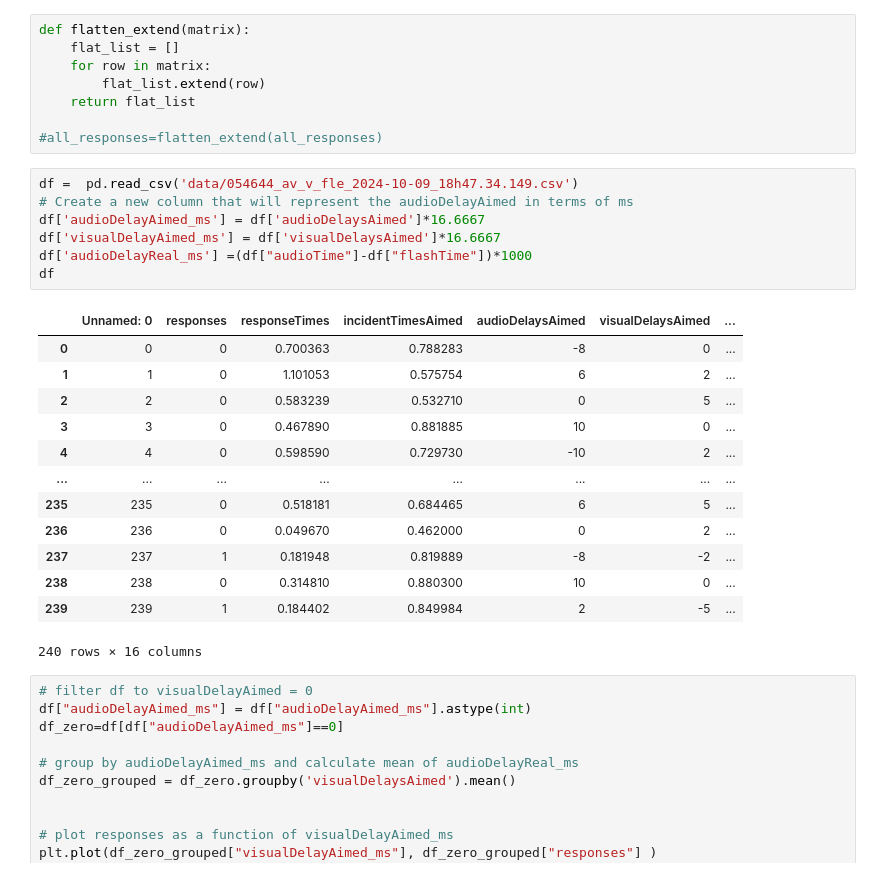
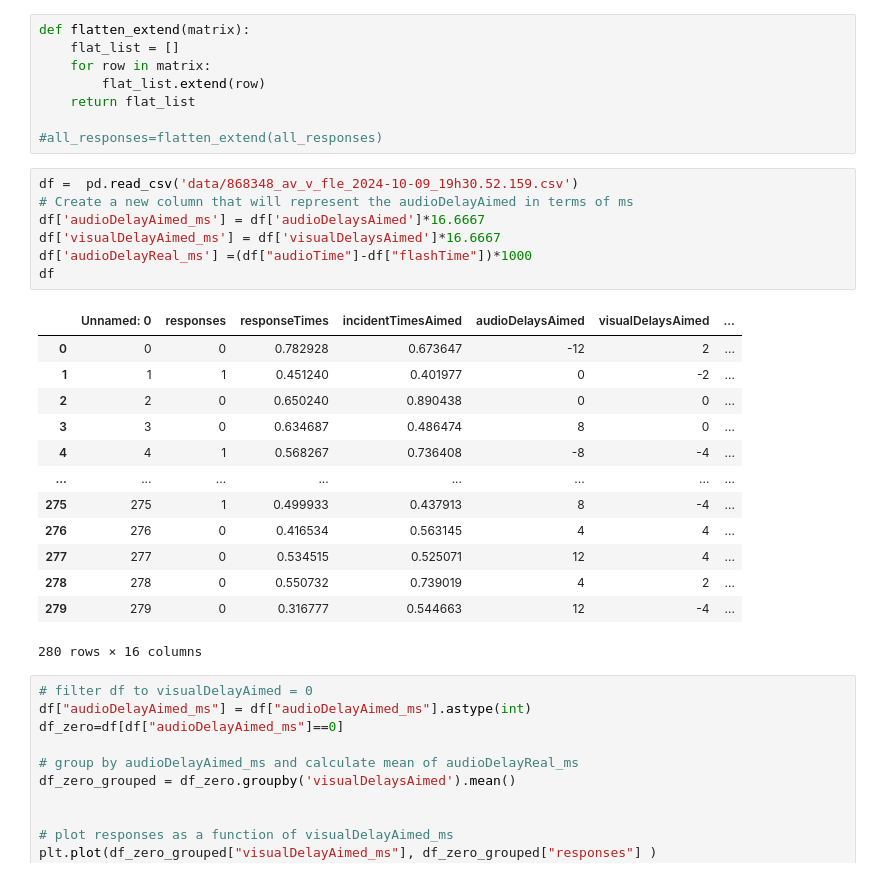
Before and after one commit to omeryildiran/av-v-fle, a Jupyter notebook: analysis.ipynb, the cells around one changed output. Drawn from its saved outputs; the diff is of its cells as text.

```diff
--- a/analysis.ipynb
+++ b/analysis.ipynb
@@ -14,26 +14,26 @@ def flatten_extend(matrix):
 
 #all_responses=flatten_extend(all_responses)
 # %%
-df =  pd.read_csv('data/054644_av_v_fle_2024-10-09_18h47.34.149.csv')
+df =  pd.read_csv('data/868348_av_v_fle_2024-10-09_19h30.52.159.csv')
 # Create a new column that will represent the audioDelayAimed in terms of ms
 df['audioDelayAimed_ms'] = df['audioDelaysAimed']*16.6667
 df['visualDelayAimed_ms'] = df['visualDelaysAimed']*16.6667
 df['audioDelayReal_ms'] =(df["audioTime"]-df["flashTime"])*1000
 df
 # %% [output]
 |  | Unnamed: 0 | responses | responseTimes | incidentTimesAimed | audioDelaysAimed | visualDelaysAimed | ... |
-| 0 | 0 | 0 | 0.700363 | 0.788283 | -8 | 0 | ... |
-| 1 | 1 | 0 | 1.101053 | 0.575754 | 6 | 2 | ... |
-| 2 | 2 | 0 | 0.583239 | 0.532710 | 0 | 5 | ... |
-| 3 | 3 | 0 | 0.467890 | 0.881885 | 10 | 0 | ... |
-| 4 | 4 | 0 | 0.598590 | 0.729730 | -10 | 2 | ... |
+| 0 | 0 | 0 | 0.782928 | 0.673647 | -12 | 2 | ... |
+| 1 | 1 | 1 | 0.451240 | 0.401977 | 0 | -2 | ... |
+| 2 | 2 | 0 | 0.650240 | 0.890438 | 0 | 0 | ... |
+| 3 | 3 | 0 | 0.634687 | 0.486474 | 8 | 0 | ... |
+| 4 | 4 | 1 | 0.568267 | 0.736408 | -8 | -4 | ... |
 | ... | ... | ... | ... | ... | ... | ... | ... |
-| 235 | 235 | 0 | 0.518181 | 0.684465 | 6 | 5 | ... |
-| 236 | 236 | 0 | 0.049670 | 0.462000 | 0 | 2 | ... |
-| 237 | 237 | 1 | 0.181948 | 0.819889 | -8 | -2 | ... |
-| 238 | 238 | 0 | 0.314810 | 0.880300 | 10 | 0 | ... |
-| 239 | 239 | 1 | 0.184402 | 0.849984 | 2 | -5 | ... |
+| 275 | 275 | 1 | 0.499933 | 0.437913 | 8 | -4 | ... |
+| 276 | 276 | 0 | 0.416534 | 0.563145 | 4 | 4 | ... |
+| 277 | 277 | 0 | 0.534515 | 0.525071 | 12 | 4 | ... |
+| 278 | 278 | 0 | 0.550732 | 0.739019 | 4 | 2 | ... |
+| 279 | 279 | 0 | 0.316777 | 0.544663 | 12 | -4 | ... |
-240 rows × 16 columns
+280 rows × 16 columns
 # %%
 # filter df to visualDelayAimed = 0
 df["audioDelayAimed_ms"] = df["audioDelayAimed_ms"].astype(int)
```
Also changed, not shown: parts of 4 cells of this notebook, 1 other file.
